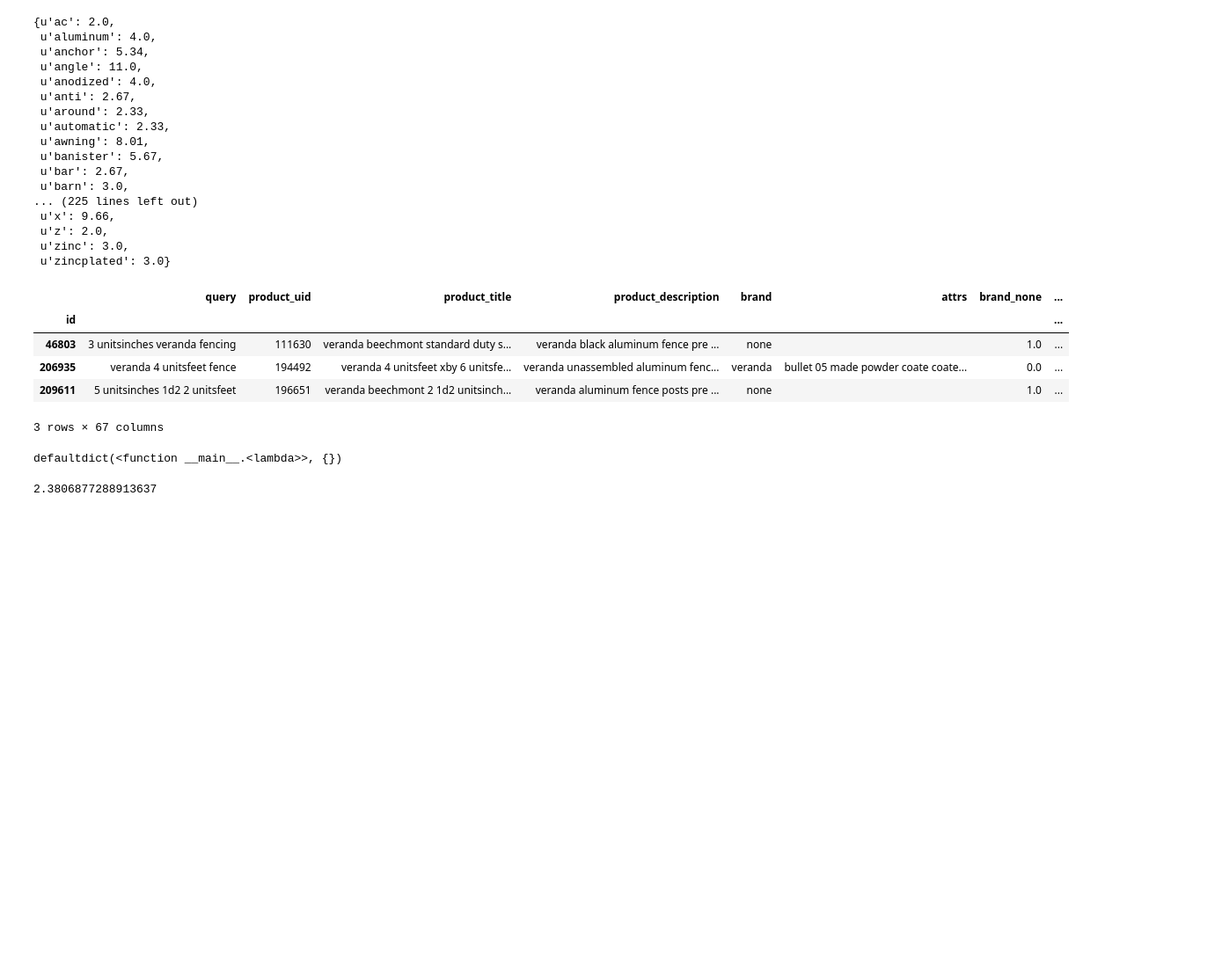
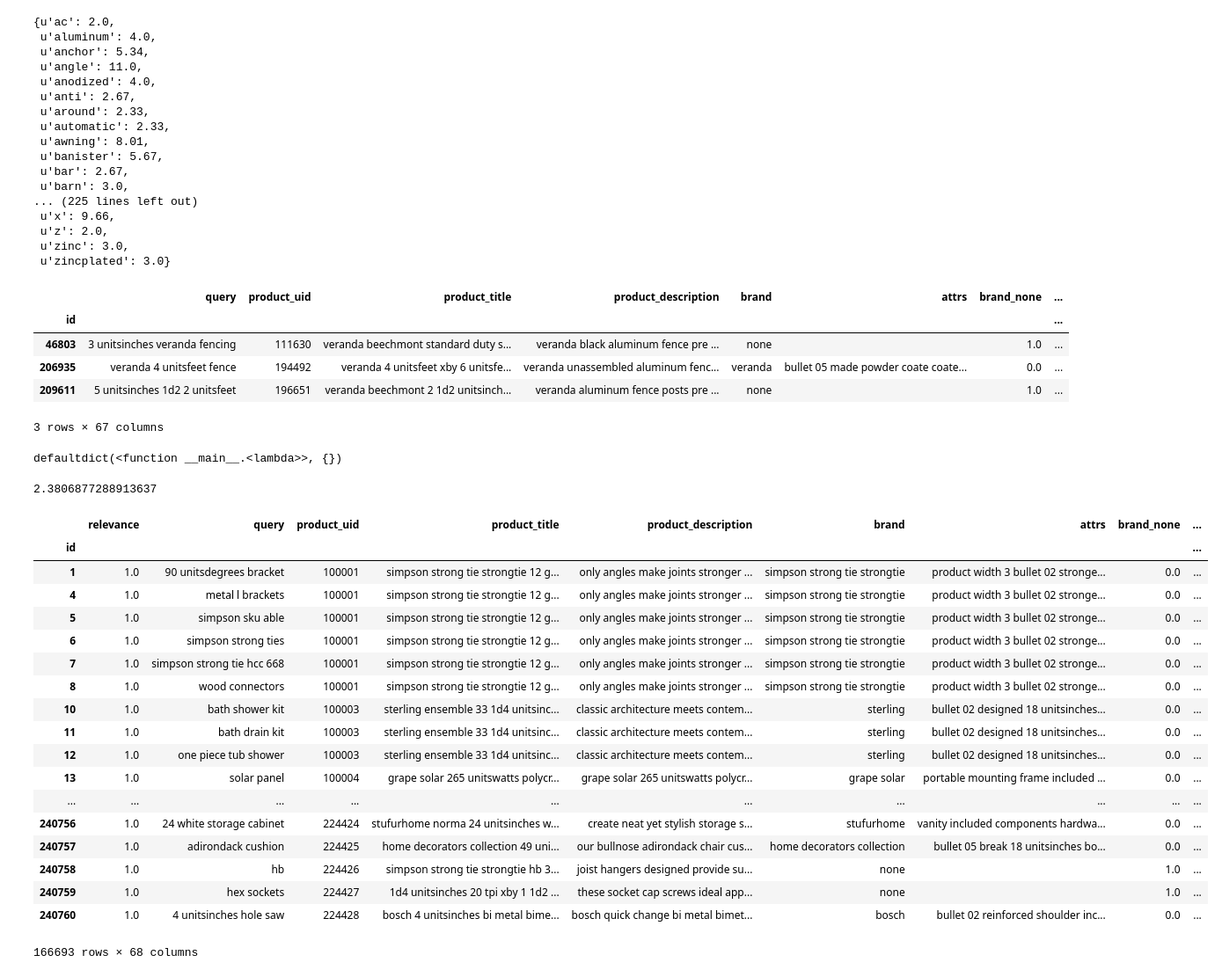
Before and after one commit to Bekbolatov/kaggle, a Jupyter notebook: events/hd/notebooks/Special_cooccurring_words-NoLeak.ipynb, the cells around one changed output. Shown at 88% size. Drawn from its saved outputs; the diff is of its cells as text; code cells hidden in the pictures; blank space fills up the shorter version.

```diff
--- a/events/hd/notebooks/Special_cooccurring_words-NoLeak.ipynb
+++ b/events/hd/notebooks/Special_cooccurring_words-NoLeak.ipynb
@@ -336,3 +336,25 @@ WOQTA_TEST.to_pickle('WOQTA_ALL_TEST')
 IDX_TRAIN.relevance.mean()
 # %% [output]
 2.3806877288913637
+# %%
+idx_test.join(queries)
+# %% [output]
+|  | relevance | query | product_uid | product_title | product_description | brand | attrs | brand_none | ... |
+| id |  |  |  |  |  |  |  |  | ... |
+| 1 | 1.0 | 90 unitsdegrees bracket | 100001 | simpson strong tie strongtie 12 g... | only angles make joints stronger ... | simpson strong tie strongtie | product width 3 bullet 02 stronge... | 0.0 | ... |
+| 4 | 1.0 | metal l brackets | 100001 | simpson strong tie strongtie 12 g... | only angles make joints stronger ... | simpson strong tie strongtie | product width 3 bullet 02 stronge... | 0.0 | ... |
+| 5 | 1.0 | simpson sku able | 100001 | simpson strong tie strongtie 12 g... | only angles make joints stronger ... | simpson strong tie strongtie | product width 3 bullet 02 stronge... | 0.0 | ... |
+| 6 | 1.0 | simpson strong ties | 100001 | simpson strong tie strongtie 12 g... | only angles make joints stronger ... | simpson strong tie strongtie | product width 3 bullet 02 stronge... | 0.0 | ... |
+| 7 | 1.0 | simpson strong tie hcc 668 | 100001 | simpson strong tie strongtie 12 g... | only angles make joints stronger ... | simpson strong tie strongtie | product width 3 bullet 02 stronge... | 0.0 | ... |
+| 8 | 1.0 | wood connectors | 100001 | simpson strong tie strongtie 12 g... | only angles make joints stronger ... | simpson strong tie strongtie | product width 3 bullet 02 stronge... | 0.0 | ... |
+| 10 | 1.0 | bath shower kit | 100003 | sterling ensemble 33 1d4 unitsinc... | classic architecture meets contem... | sterling | bullet 02 designed 18 unitsinches... | 0.0 | ... |
+| 11 | 1.0 | bath drain kit | 100003 | sterling ensemble 33 1d4 unitsinc... | classic architecture meets contem... | sterling | bullet 02 designed 18 unitsinches... | 0.0 | ... |
+| 12 | 1.0 | one piece tub shower | 100003 | sterling ensemble 33 1d4 unitsinc... | classic architecture meets contem... | sterling | bullet 02 designed 18 unitsinches... | 0.0 | ... |
+| 13 | 1.0 | solar panel | 100004 | grape solar 265 unitswatts polycr... | grape solar 265 unitswatts polycr... | grape solar | portable mounting frame included ... | 0.0 | ... |
+| ... | ... | ... | ... | ... | ... | ... | ... | ... | ... |
+| 240756 | 1.0 | 24 white storage cabinet | 224424 | stufurhome norma 24 unitsinches w... | create neat yet stylish storage s... | stufurhome | vanity included components hardwa... | 0.0 | ... |
+| 240757 | 1.0 | adirondack cushion | 224425 | home decorators collection 49 uni... | our bullnose adirondack chair cus... | home decorators collection | bullet 05 break 18 unitsinches bo... | 0.0 | ... |
+| 240758 | 1.0 | hb | 224426 | simpson strong tie strongtie hb 3... | joist hangers designed provide su... | none |  | 1.0 | ... |
+| 240759 | 1.0 | hex sockets | 224427 | 1d4 unitsinches 20 tpi xby 1 1d2 ... | these socket cap screws ideal app... | none |  | 1.0 | ... |
+| 240760 | 1.0 | 4 unitsinches hole saw | 224428 | bosch 4 unitsinches bi metal bime... | bosch quick change bi metal bimet... | bosch | bullet 02 reinforced shoulder inc... | 0.0 | ... |
+166693 rows × 68 columns
```
Also changed, not shown: 5 other files.
